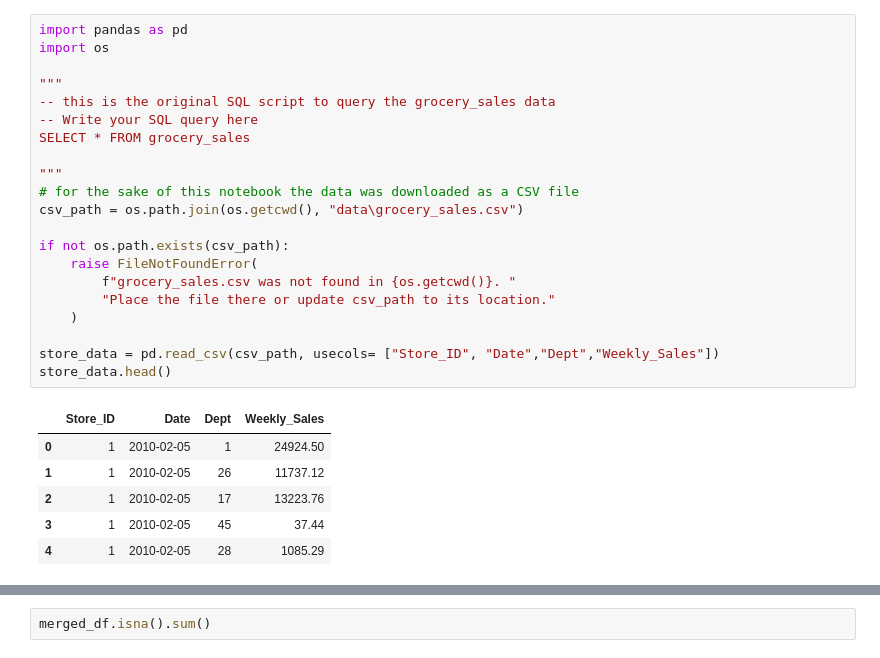
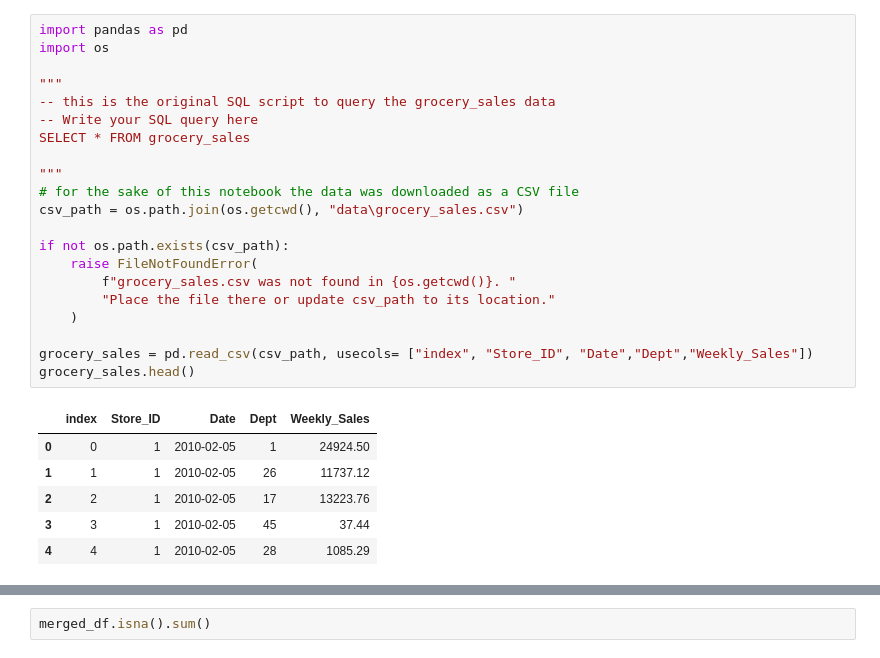
Before and after one commit to amira-salama1/Data-Engineering, a Jupyter notebook: Retail-Pipeline/notebook.ipynb, the cells around one changed output, grey strips where cells are left out. Drawn from its saved outputs; the diff is of its cells as text.

```diff
--- a/Retail-Pipeline/notebook.ipynb
+++ b/Retail-Pipeline/notebook.ipynb
@@ -47,31 +47,31 @@ It is recommended to use `pandas` for this project.
 # %%
 import pandas as pd
 import os
 
 """
 -- this is the original SQL script to query the grocery_sales data
 -- Write your SQL query here
 SELECT * FROM grocery_sales
 
 """
 # for the sake of this notebook the data was downloaded as a CSV file
 csv_path = os.path.join(os.getcwd(), "data\grocery_sales.csv")
 
 if not os.path.exists(csv_path):
     raise FileNotFoundError(
         f"grocery_sales.csv was not found in {os.getcwd()}. "
         "Place the file there or update csv_path to its location."
     )
 
-store_data = pd.read_csv(csv_path, usecols= ["Store_ID", "Date","Dept","Weekly_Sales"])
-store_data.head()
+grocery_sales = pd.read_csv(csv_path, usecols= ["index", "Store_ID", "Date","Dept","Weekly_Sales"])
+grocery_sales.head()
 # %% [output]
-|  | Store_ID | Date | Dept | Weekly_Sales |
-| 0 | 1 | 2010-02-05 | 1 | 24924.50 |
-| 1 | 1 | 2010-02-05 | 26 | 11737.12 |
-| 2 | 1 | 2010-02-05 | 17 | 13223.76 |
-| 3 | 1 | 2010-02-05 | 45 | 37.44 |
-| 4 | 1 | 2010-02-05 | 28 | 1085.29 |
+|  | index | Store_ID | Date | Dept | Weekly_Sales |
+| 0 | 0 | 1 | 2010-02-05 | 1 | 24924.50 |
+| 1 | 1 | 1 | 2010-02-05 | 26 | 11737.12 |
+| 2 | 2 | 1 | 2010-02-05 | 17 | 13223.76 |
+| 3 | 3 | 1 | 2010-02-05 | 45 | 37.44 |
+| 4 | 4 | 1 | 2010-02-05 | 28 | 1085.29 |
 # %%
 import pandas as pd
 import os
```
Also changed, not shown: parts of 4 cells of this notebook.
